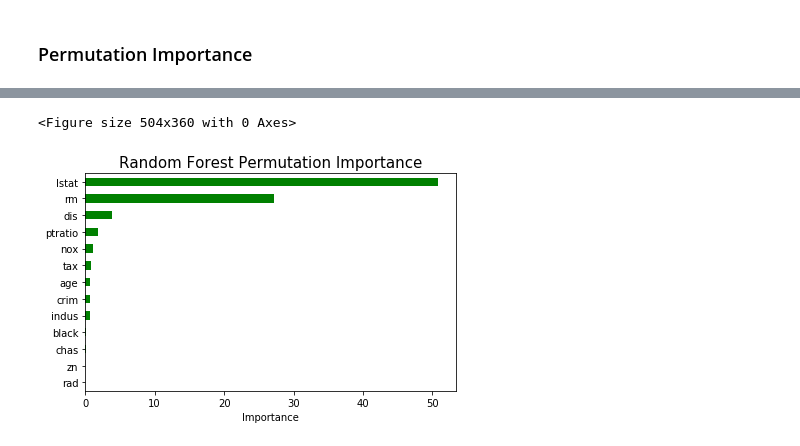
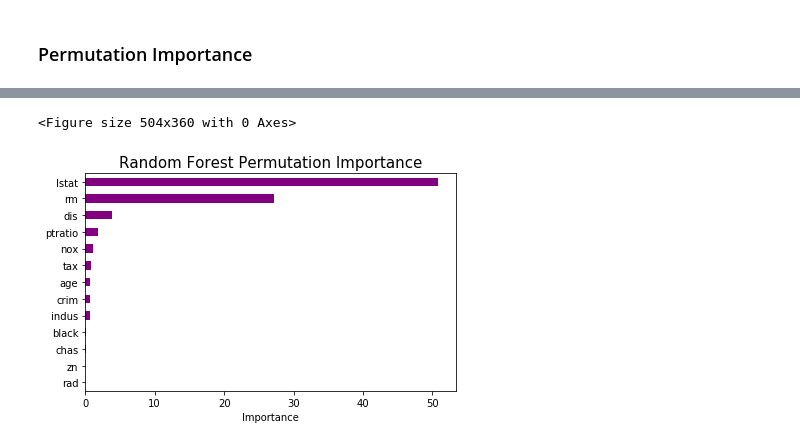
Before and after one commit to Morgan-Sell/islr-labs-exercises-python, a Jupyter notebook: labs/08_tree_based_methods.ipynb, the cells around one changed output, grey strips where cells are left out. Saved outputs shown, nothing was run; the diff lists cells and outputs as text; code cells hidden in the pictures.

```diff
--- a/labs/08_tree_based_methods.ipynb
+++ b/labs/08_tree_based_methods.ipynb
@@ -272,9 +274,9 @@ permutation_importance.sort_values('importance', axis=0, ascending=True, inplace
 # %%
 plt.figure(figsize=(7,5))
-permutation_importance.plot(kind='barh', color='g', legend=False)
+permutation_importance.plot(kind='barh', color='purple', legend=False)
 plt.title('Random Forest Permutation Importance', fontsize=15)
 plt.xlabel('Importance')
 plt.tight_layout();
 # %% [output]
 <Figure size 504x360 with 0 Axes>
-[figure, old version]
+[figure, new version]
```
Also changed, not shown: parts of 10 cells of this notebook.
